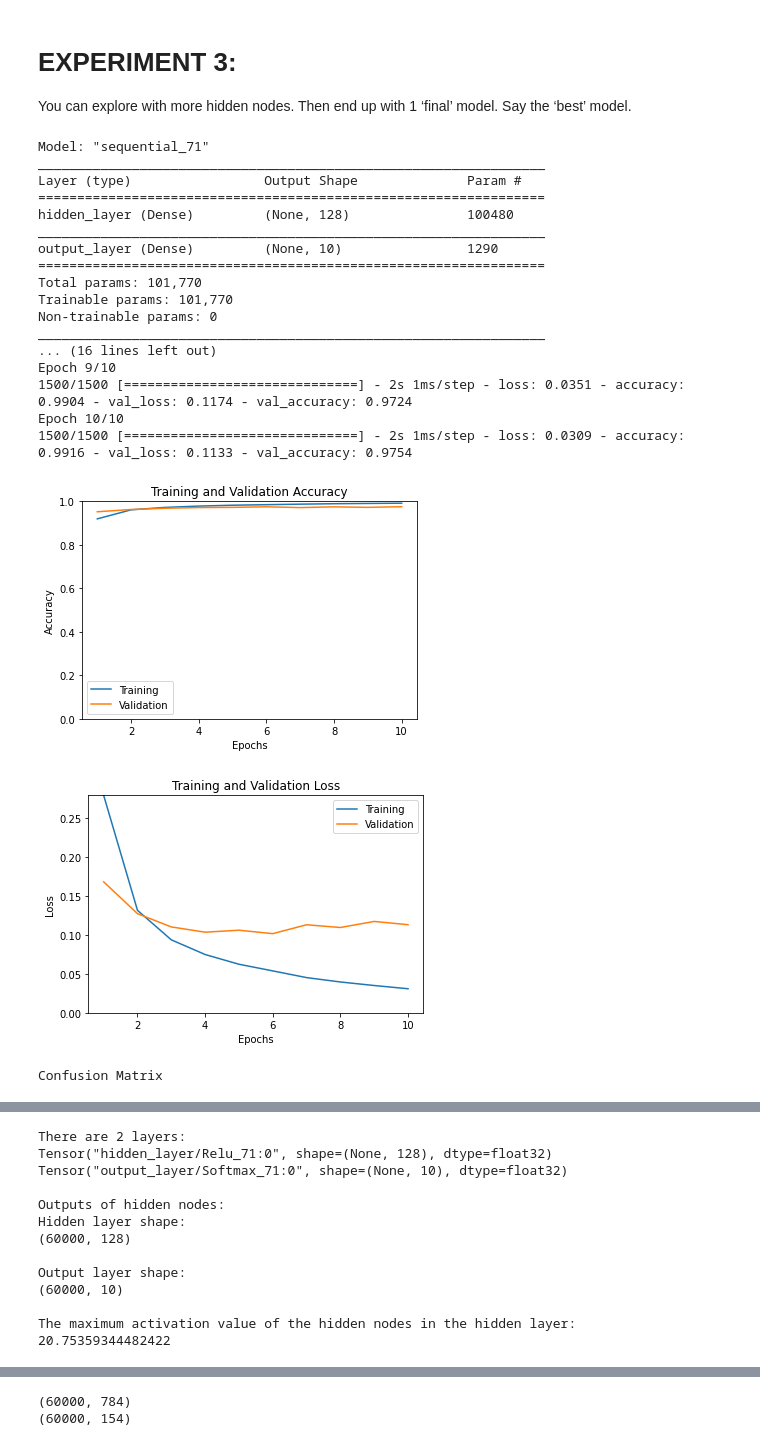
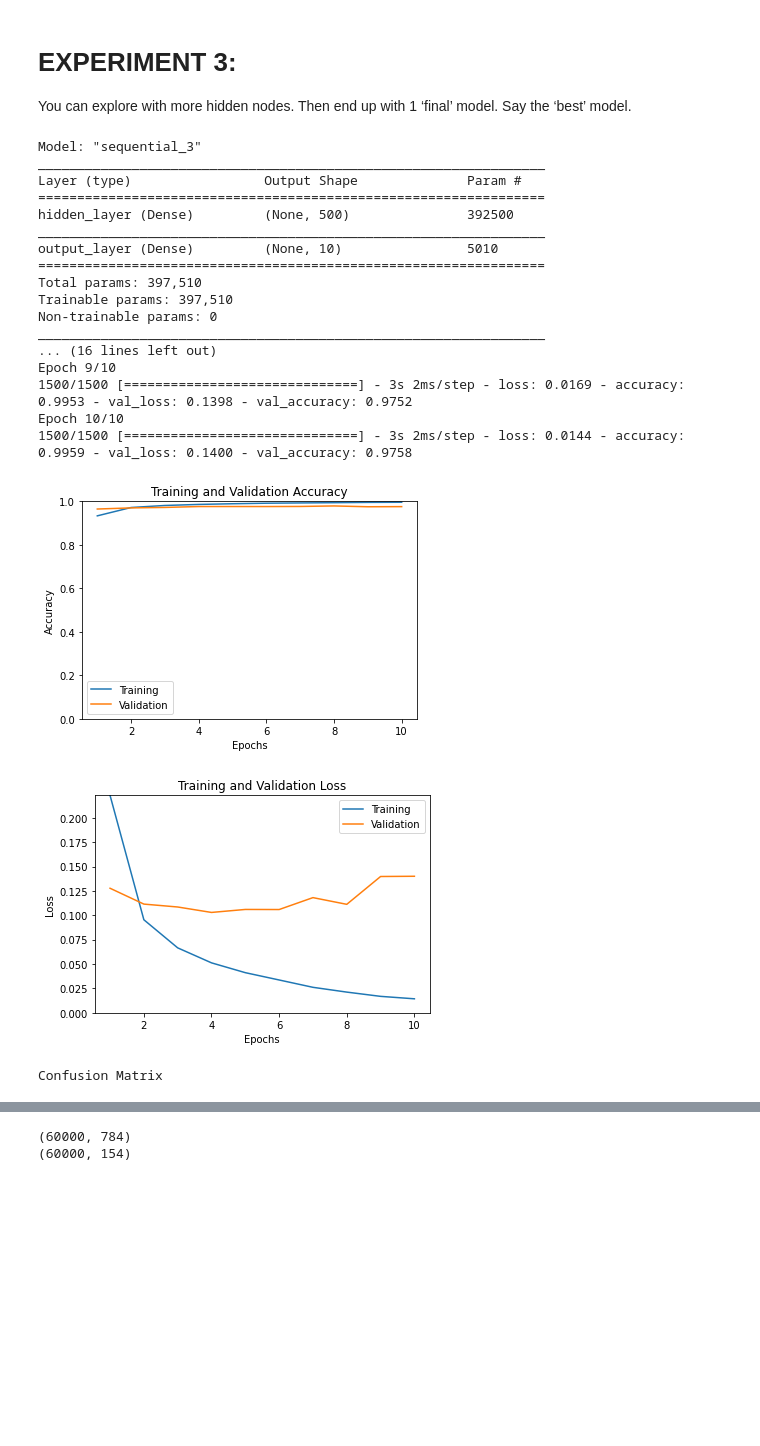
Before and after one commit to fhebal/msds, a Jupyter notebook: msds-458/Assignment #1 MNIST_NeuralNetwork_FHEBAL.ipynb, the cells around one changed output, grey strips where cells are left out. Cells and saved outputs as stored; diff of their text form; code cells hidden in the pictures; blank space fills up the shorter version.

```diff
--- a/msds-458/Assignment #1 MNIST_NeuralNetwork_FHEBAL.ipynb
+++ b/msds-458/Assignment #1 MNIST_NeuralNetwork_FHEBAL.ipynb
@@ -27,5 +30,5 @@ from tensorflow.keras.datasets import mnist
 # %%
-def run_experiment(hidden_layer_units, x):
+def run_experiment(hidden_layer_units, x, optimizer='rmsprop'):
 
     # SETUP
     model = Sequential([
@@ -34,10 +37,12 @@ def run_experiment(hidden_layer_units, x):
     ])
     model.summary()
 
-    model.compile(optimizer='rmsprop',
+    #opt = keras.optimizers.Adam(learning_rate=0.01)
+    model.compile(optimizer=optimizer,
                    loss = 'categorical_crossentropy',
                    metrics=['accuracy'])
     keras.utils.plot_model(model, "mnist_model.png", show_shapes=True)
+
 
     # TRAIN
     history = model.fit(
@@ -99,7 +104,7 @@ def run_experiment(hidden_layer_units, x):
     plt.ylabel("Actual Classes")
     plt.show()
 
-
+def boxplot():
     ## PCA Feature Reduction
     #Get the dataframe of all the pixel values
     pixel_data = {'pred_class':pred_classes}
@@ -107,7 +112,6 @@ def run_experiment(hidden_layer_units, x):
         pixel_data[f"pix_val_{k}"] = x[:,k]
     pixel_df = pd.DataFrame(pixel_data)
     pixel_df.head()
-
 
     # from sklearn.decomposition import PCA
 
@@ -129,7 +133,7 @@ def run_experiment(hidden_layer_units, x):
     print(f"There are {len(layer_outputs)} layers:")
     for i in layer_outputs: print(i) # description of the layers
 
-def boxplot():
+
     # Get the outputs of all the hidden nodes for each of the 60000 training images
     activations = activation_model.predict(x)
     hidden_layer_activation = activations[0]
@@ -158,6 +162,7 @@ def boxplot():
                      data=activation_df[['act_val_0','pred_class']],
                      width=0.5,
                      palette="colorblind")
+    return pixel_df
 # %% [markdown]
 # Prepocessing
 # %%
@@ -296,38 +285,26 @@ The output of the two hidden nodes are plotted using a scatterplot with points c
 # EXPERIMENT 3:
 You can explore with more hidden nodes. Then end up with 1 ‘final’ model. Say the ‘best’ model.
 # %%
-run_experiment(hidden_layer_units=128, x=x_train_norm)
+run_experiment(hidden_layer_units=500, x=x_train_norm) #rmsprop
 # %% [output]
-Model: "sequential_71"
+Model: "sequential_3"
 _________________________________________________________________
 Layer (type)                 Output Shape              Param #
 =================================================================
-hidden_layer (Dense)         (None, 128)               100480
+hidden_layer (Dense)         (None, 500)               392500
 _________________________________________________________________
-output_layer (Dense)         (None, 10)                1290
+output_layer (Dense)         (None, 10)                5010
 =================================================================
-Total params: 101,770
-Trainable params: 101,770
+Total params: 397,510
+Trainable params: 397,510
 Non-trainable params: 0
 _________________________________________________________________
 ... (16 lines left out)
 Epoch 9/10
-1500/1500 [==============================] - 2s 1ms/step - loss: 0.0351 - accuracy: 0.9904 - val_loss: 0.1174 - val_accuracy: 0.9724
+1500/1500 [==============================] - 3s 2ms/step - loss: 0.0169 - accuracy: 0.9953 - val_loss: 0.1398 - val_accuracy: 0.9752
 Epoch 10/10
-1500/1500 [==============================] - 2s 1ms/step - loss: 0.0309 - accuracy: 0.9916 - val_loss: 0.1133 - val_accuracy: 0.9754
+1500/1500 [==============================] - 3s 2ms/step - loss: 0.0144 - accuracy: 0.9959 - val_loss: 0.1400 - val_accuracy: 0.9758
-[figure, old version]
+[figure, new version]
-[figure, old version]
+[figure, new version]
 Confusion Matrix
 [figure]
-There are 2 layers:
-Tensor("hidden_layer/Relu_71:0", shape=(None, 128), dtype=float32)
-Tensor("output_layer/Softmax_71:0", shape=(None, 10), dtype=float32)
-
-Outputs of hidden nodes:
-Hidden layer shape:
-(60000, 128)
-
-Output layer shape:
-(60000, 10)
-
-The maximum activation value of the hidden nodes in the hidden layer:     20.75359344482422
```
Also changed, not shown: parts of 21 cells of this notebook, 3 other files.
